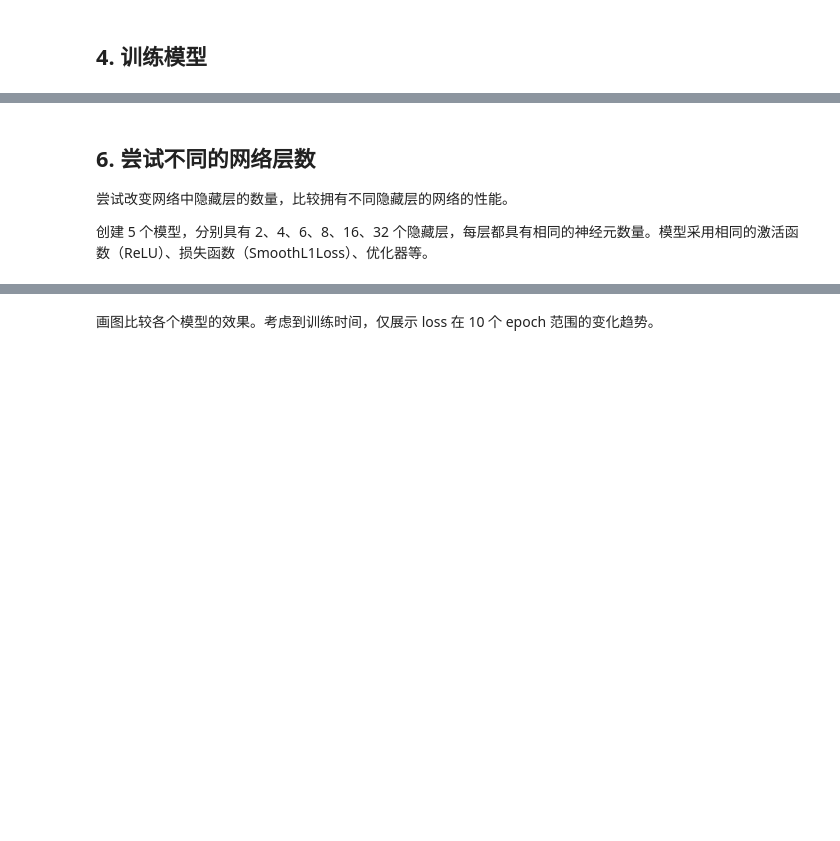
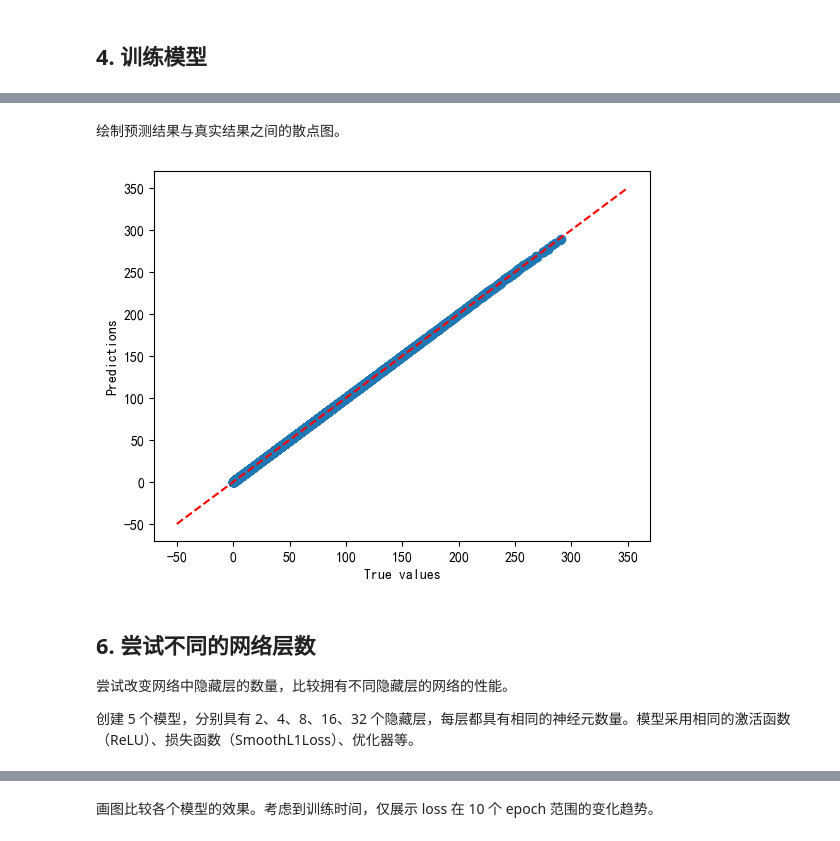
Before and after one commit to Miracle0x0/HUST-CV-2023, a Jupyter notebook: lab1/notebooks/lab1.ipynb, the cells around one changed output, grey strips where cells are left out. Saved outputs shown, nothing was run; the diff lists cells and outputs as text; code cells hidden in the pictures; blank space fills up the shorter version.

```diff
--- a/lab1/notebooks/lab1.ipynb
+++ b/lab1/notebooks/lab1.ipynb
@@ -311,9 +313,26 @@ plt.show()
+# %% [markdown]
+绘制预测结果与真实结果之间的散点图。
+# %%
+model.eval()  # 将模型置为验证模式
+with torch.no_grad():
+    x_new = torch.from_numpy(x)
+    x_new = x_new.to(device='cuda', dtype=torch.float32)
+    pred = model(x_new).squeeze().cpu()
+
+fig, ax = plt.subplots()
+ax.scatter(y, pred.numpy())
+ax.plot([-50, 350], [-50, 350], "r--")
+ax.set_xlabel("True values")
+ax.set_ylabel("Predictions")
+plt.show()
+# %% [output]
+[figure, added]
 # %% [markdown]
 ## 6. 尝试不同的网络层数
 
 尝试改变网络中隐藏层的数量，比较拥有不同隐藏层的网络的性能。
 
-创建 5 个模型，分别具有 2、4、6、8、16、32 个隐藏层，每层都具有相同的神经元数量。模型采用相同的激活函数（ReLU）、损失函数（SmoothL1Loss）、优化器等。
+创建 5 个模型，分别具有 2、4、8、16、32 个隐藏层，每层都具有相同的神经元数量。模型采用相同的激活函数（ReLU）、损失函数（SmoothL1Loss）、优化器等。
 # %%
 hidden_layers = [2, 4, 8, 16, 32]
 
```
Also changed, not shown: parts of 5 cells of this notebook, 1 other file.
